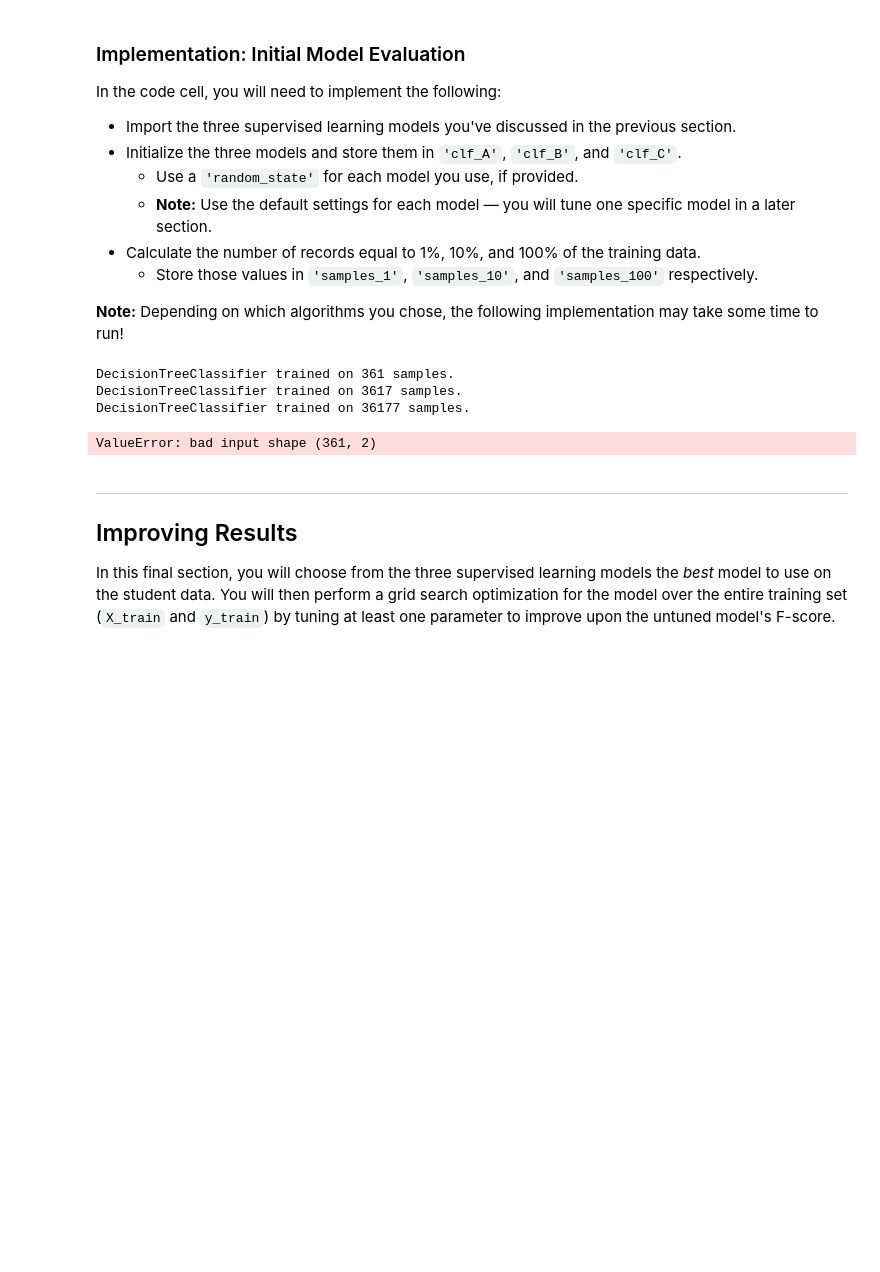
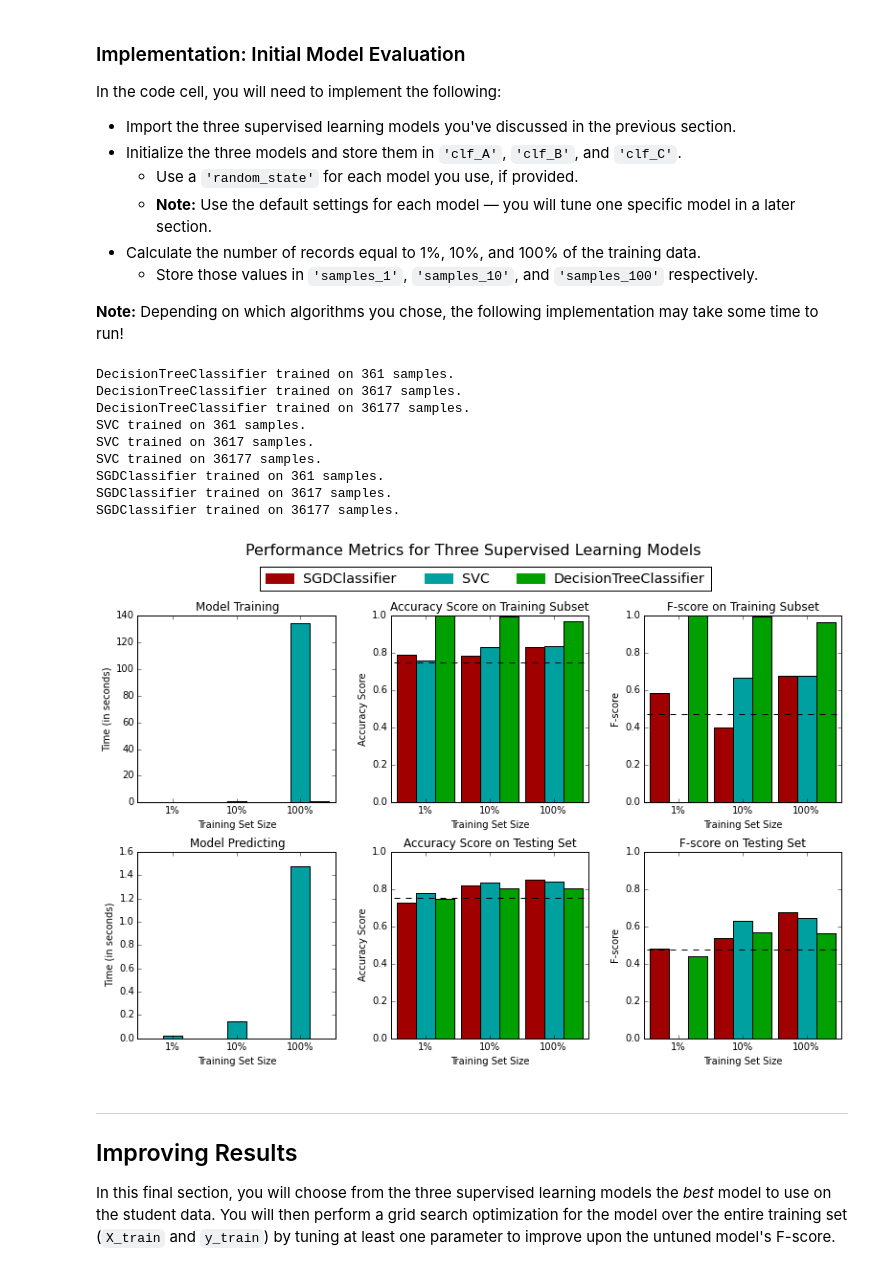
Before and after one commit to kiril-me/machine-learning, a Jupyter notebook: projects/finding_donors/finding_donors.ipynb, the cells around one changed output. Cells and saved outputs as stored; diff of their text form; code cells hidden in the pictures; blank space fills up the shorter version.

```diff
--- a/projects/finding_donors/finding_donors.ipynb
+++ b/projects/finding_donors/finding_donors.ipynb
@@ -141,7 +141,11 @@ Additionally, as with the non-numeric features, we need to convert the non-numer
 features = pd.get_dummies(features_raw, columns = ['workclass', 'education_level', 'marital-status', 'occupation', 'relationship', 'race', 'sex', 'native-country'] )
 
 # TODO: Encode the 'income_raw' data to numerical values
-income =  pd.get_dummies(income_raw, columns = ['income'] )
+from sklearn import preprocessing
+income_le = preprocessing.LabelEncoder()
+income_le.fit(['<=50K', '>50K'])
+
+income = income_le.transform(income_raw)
 
 # Print the number of features after one-hot encoding
 encoded = list(features.columns)
@@ -273,8 +277,7 @@ def train_predict(learner, sample_size, X_train, y_train, X_test, y_test):
     end = time() # Get end time
 
     # TODO: Calculate the training time
-    results['train_time'] = end - start
-
+    results['train_time'] = end - start # int(round((end - start) * 1000))
     # TODO: Get the predictions on the test set,
     #       then get predictions on the first 300 training samples
     start = time() # Get start time
@@ -283,7 +286,7 @@ def train_predict(learner, sample_size, X_train, y_train, X_test, y_test):
     end = time() # Get end time
 
     # TODO: Calculate the total prediction time
-    results['pred_time'] = end - start
+    results['pred_time'] =  end - start  #int(round((end - start) * 1000))
 
     # TODO: Compute accuracy on the first 300 training samples
     results['acc_train'] = accuracy_score(y_train[:300], predictions_train)
@@ -292,10 +295,10 @@ def train_predict(learner, sample_size, X_train, y_train, X_test, y_test):
     results['acc_test'] = accuracy_score(y_test[:300], predictions_test)
 
     # TODO: Compute F-score on the the first 300 training samples
-    results['f_train'] = fbeta_score(y_train[:300], predictions_train, average=None, beta=beta)
+    results['f_train'] = fbeta_score(y_train[:300], predictions_train, average='binary', beta=beta)
 
     # TODO: Compute F-score on the test set
-    results['f_test'] = fbeta_score(y_test[:300], predictions_test, average=None, beta=beta)
+    results['f_test'] = fbeta_score(y_test[:300], predictions_test, average='binary', beta=beta)
 
     # Success
     print "{} trained on {} samples.".format(learner.__class__.__name__, sample_size)
@@ -316,35 +319,41 @@ In the code cell, you will need to implement the following:
 # %%
 # TODO: Import the three supervised learning models from sklearn
 from sklearn import tree
 from sklearn import svm
 from sklearn.linear_model import SGDClassifier
 
 # TODO: Initialize the three models
-clf_A = tree.DecisionTreeClassifier()
-clf_B = svm.LinearSVC() #svm.SVC(decision_function_shape='ovo')
-clf_C = SGDClassifier(loss="hinge", penalty="l2") # SGDClassifier(loss="log")
+clf_A = tree.DecisionTreeClassifier(random_state=1234567)
+clf_B = svm.SVC(random_state=1234567) #svm.SVC(decision_function_shape='ovo')
+clf_C = SGDClassifier(random_state=1234567) # loss="hinge", penalty="l2" SGDClassifier(loss="log")
 
 # TODO: Calculate the number of samples for 1%, 10%, and 100% of the training data
 samples_1 =  int( len( X_train ) * 0.01 )
 samples_10 =  int( len( X_train ) * 0.1 )
 samples_100 = len( X_train )
 
 # Collect results on the learners
 results = {}
 for clf in [clf_A, clf_B, clf_C]:
     clf_name = clf.__class__.__name__
     results[clf_name] = {}
     for i, samples in enumerate([samples_1, samples_10, samples_100]):
         results[clf_name][i] = \
         train_predict(clf, samples, X_train, y_train, X_test, y_test)
 
 # Run metrics visualization for the three supervised learning models chosen
 vs.evaluate(results, accuracy, fscore)
 # %% [output]
 DecisionTreeClassifier trained on 361 samples.
 DecisionTreeClassifier trained on 3617 samples.
 DecisionTreeClassifier trained on 36177 samples.
+SVC trained on 361 samples.
+SVC trained on 3617 samples.
+SVC trained on 36177 samples.
+SGDClassifier trained on 361 samples.
+SGDClassifier trained on 3617 samples.
+SGDClassifier trained on 36177 samples.
-ValueError: bad input shape (361, 2)
+[figure, added]
 # %% [markdown]
 ----
 ## Improving Results
```
Also changed, not shown: parts of 17 cells of this notebook, 2 other files.
